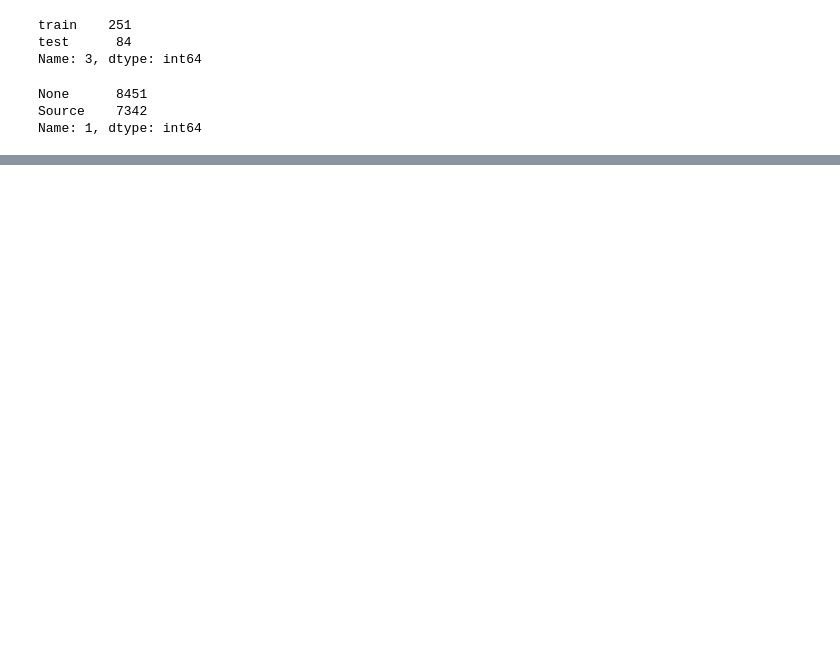
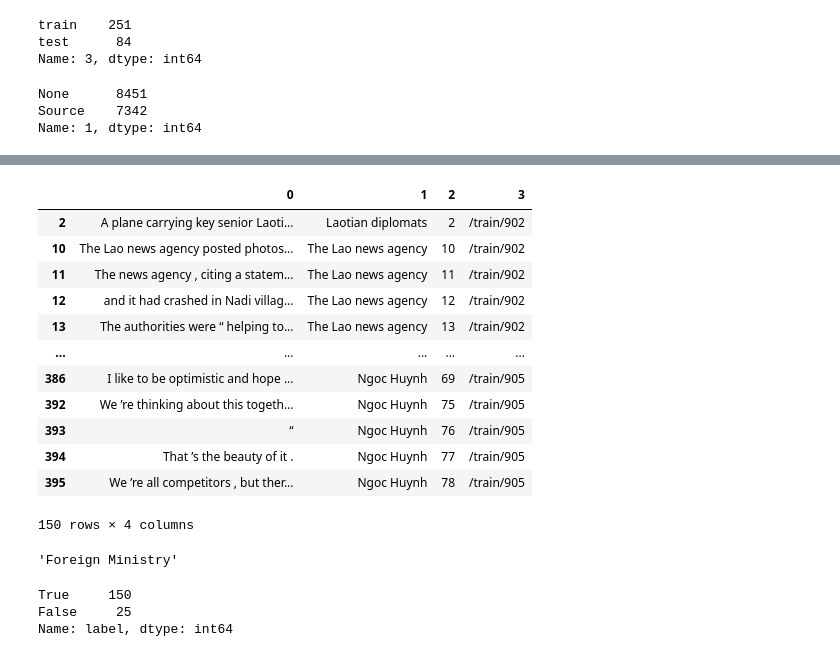
Before and after one commit to alex2awesome/source-exploration, a Jupyter notebook: notebooks/2022-10-04__look-at-classifier-dataset-creation.ipynb, the cells around one changed output, grey strips where cells are left out. Drawn from its saved outputs; the diff is of its cells as text; code cells hidden in the pictures; blank space fills up the shorter version.

```diff
--- a/notebooks/2022-10-04__look-at-classifier-dataset-creation.ipynb
+++ b/notebooks/2022-10-04__look-at-classifier-dataset-creation.ipynb
@@ -100,0 +172,29 @@ pd.DataFrame(output_docs).to_csv(
+# %%
+(real_training_data
+ .loc[lambda df: df[3].isin(processed_real_dataset_df['doc_idx'])]
+ .loc[lambda df: df[1] != 'None']
+)
+# %% [output]
+|  | 0 | 1 | 2 | 3 |
+| 2 | A plane carrying key senior Laoti... | Laotian diplomats | 2 | /train/902 |
+| 10 | The Lao news agency posted photos... | The Lao news agency | 10 | /train/902 |
+| 11 | The news agency , citing a statem... | The Lao news agency | 11 | /train/902 |
+| 12 | and it had crashed in Nadi villag... | The Lao news agency | 12 | /train/902 |
+| 13 | The authorities were “ helping to... | The Lao news agency | 13 | /train/902 |
+| ... | ... | ... | ... | ... |
+| 386 | I like to be optimistic and hope ... | Ngoc Huynh | 69 | /train/905 |
+| 392 | We ’re thinking about this togeth... | Ngoc Huynh | 75 | /train/905 |
+| 393 | “ | Ngoc Huynh | 76 | /train/905 |
+| 394 | That ’s the beauty of it . | Ngoc Huynh | 77 | /train/905 |
+| 395 | We ’re all competitors , but ther... | Ngoc Huynh | 78 | /train/905 |
+150 rows × 4 columns
+# %%
+processed_real_dataset_df.loc[lambda df: df['label'] == True]['annotated_source'][0]
+# %% [output]
+'Foreign Ministry'
+# %%
+processed_real_dataset_df['label'].value_counts()
+# %% [output]
+True     150
+False     25
+Name: label, dtype: int64
```
Also changed, not shown: parts of 26 cells of this notebook, 3 other files.
